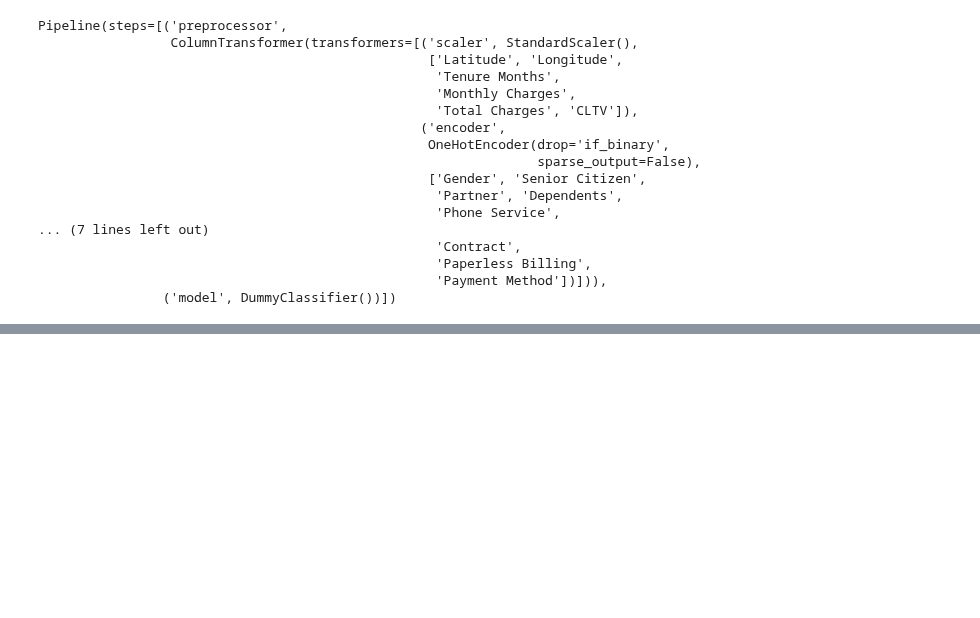
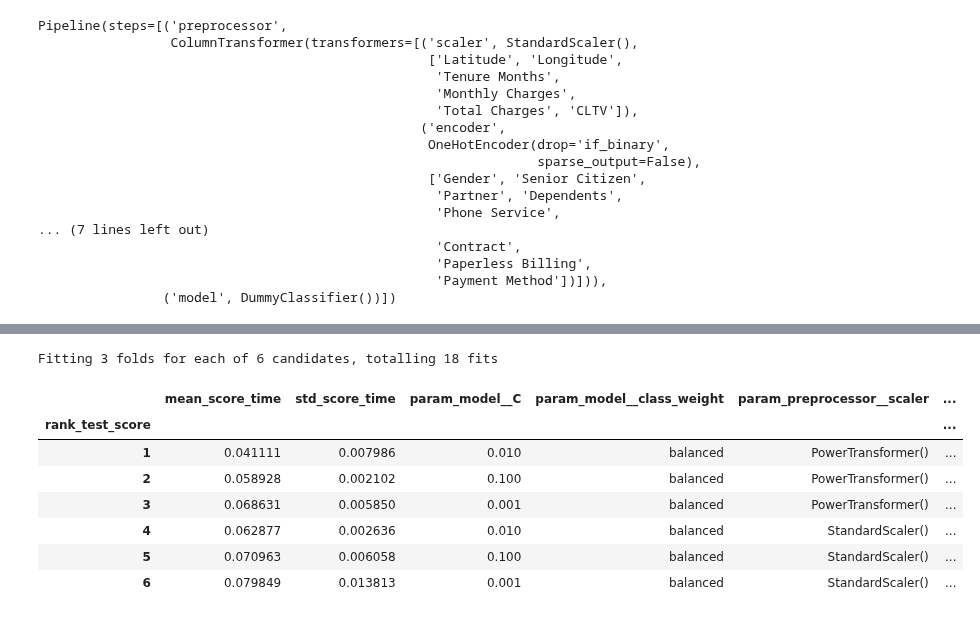
Before and after one commit to FabricioCruzDev/dnc-case-classificacao, a Jupyter notebook: notebooks/modeling.ipynb, the cells around one changed output, grey strips where cells are left out. Drawn from its saved outputs; the diff is of its cells as text; code cells hidden in the pictures; blank space fills up the shorter version.

```diff
--- a/notebooks/modeling.ipynb
+++ b/notebooks/modeling.ipynb
@@ -258,0 +284,15 @@ Pipeline(steps=[('preprocessor',
+# %%
+params = {
+    'model': [
+        LogisticRegressionCV(max_iter=1_000, class_weight='balanced'),
+        RandomForestClassifier(random_state=2023, class_weight='balanced'),
+        LGBMClassifier(is_unbalance=True, random_state=2023),
+        DummyClassifier()
+    ]
+}
+
+grid = GridSearchCV(model_pipeline, params, cv=3, scoring='f1', n_jobs=-1, verbose=1)
+grid.fit(X_train, y_train)
+
+df_grid_results = pd.DataFrame(grid.cv_results_).set_index('rank_test_score').sort_index()
+df_grid_results.iloc[:,~df_grid_results.columns.str.contains('split|fit')]
@@ -258,0 +307,29 @@ Pipeline(steps=[('preprocessor',
+# %%
+model_pipeline = Pipeline(
+    steps=[
+        ('preprocessor', preprocessor),
+        ('model', LogisticRegression(random_state=2023, max_iter=1_000))
+    ]
+)
+
+params = {
+    'preprocessor__scaler': [StandardScaler(), PowerTransformer()],
+    'model__class_weight': ['balanced'],
+    'model__C': [0.001, 0.1, 0.01]
+}
+
+grid = GridSearchCV(model_pipeline, params, cv=3, scoring='f1', n_jobs=-1, verbose=1)
+grid.fit(X_train, y_train)
+
+df_grid_results = pd.DataFrame(grid.cv_results_).set_index('rank_test_score').sort_index()
+df_grid_results.iloc[:,~df_grid_results.columns.str.contains('split|fit')]
+# %% [output]
+Fitting 3 folds for each of 6 candidates, totalling 18 fits
+|  | mean_score_time | std_score_time | param_model__C | param_model__class_weight | param_preprocessor__scaler | ... |
+| rank_test_score |  |  |  |  |  | ... |
+| 1 | 0.041111 | 0.007986 | 0.010 | balanced | PowerTransformer() | ... |
+| 2 | 0.058928 | 0.002102 | 0.100 | balanced | PowerTransformer() | ... |
+| 3 | 0.068631 | 0.005850 | 0.001 | balanced | PowerTransformer() | ... |
+| 4 | 0.062877 | 0.002636 | 0.010 | balanced | StandardScaler() | ... |
+| 5 | 0.070963 | 0.006058 | 0.100 | balanced | StandardScaler() | ... |
+| 6 | 0.079849 | 0.013813 | 0.001 | balanced | StandardScaler() | ... |
```
Also changed, not shown: parts of 6 cells of this notebook, 6 other files.
